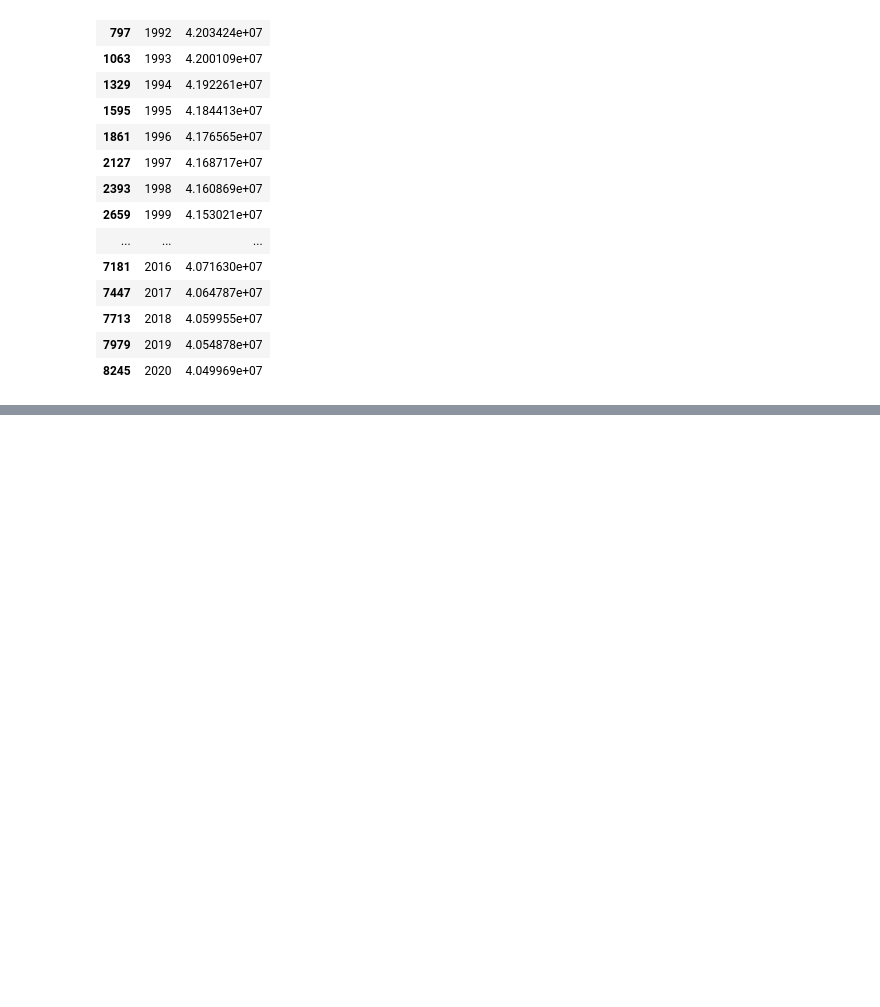
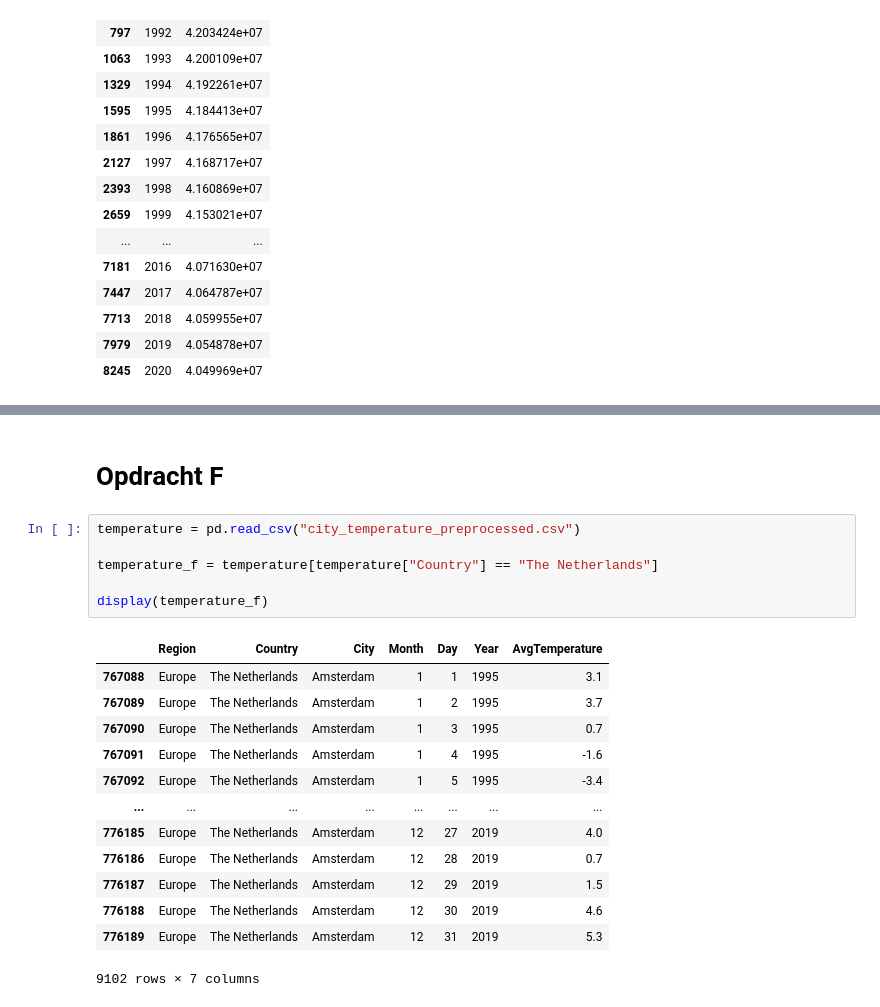
Before and after one commit to KaanAlhan2002/Visualisatie_Storytelling_Deel1_Groep26, a Jupyter notebook: eindopdracht.ipynb, the cells around one changed output, grey strips where cells are left out. Saved outputs shown, nothing was run; the diff lists cells and outputs as text; blank space fills up the shorter version.

```diff
--- a/eindopdracht.ipynb
+++ b/eindopdracht.ipynb
@@ -48,0 +176,22 @@ wereld[["year", "forest_area"]]
+# %% [markdown]
+# Opdracht F
+# %%
+temperature = pd.read_csv("city_temperature_preprocessed.csv")
+
+temperature_f = temperature[temperature["Country"] == "The Netherlands"]
+
+display(temperature_f)
+# %% [output]
+|  | Region | Country | City | Month | Day | Year | AvgTemperature |
+| 767088 | Europe | The Netherlands | Amsterdam | 1 | 1 | 1995 | 3.1 |
+| 767089 | Europe | The Netherlands | Amsterdam | 1 | 2 | 1995 | 3.7 |
+| 767090 | Europe | The Netherlands | Amsterdam | 1 | 3 | 1995 | 0.7 |
+| 767091 | Europe | The Netherlands | Amsterdam | 1 | 4 | 1995 | -1.6 |
+| 767092 | Europe | The Netherlands | Amsterdam | 1 | 5 | 1995 | -3.4 |
+| ... | ... | ... | ... | ... | ... | ... | ... |
+| 776185 | Europe | The Netherlands | Amsterdam | 12 | 27 | 2019 | 4.0 |
+| 776186 | Europe | The Netherlands | Amsterdam | 12 | 28 | 2019 | 0.7 |
+| 776187 | Europe | The Netherlands | Amsterdam | 12 | 29 | 2019 | 1.5 |
+| 776188 | Europe | The Netherlands | Amsterdam | 12 | 30 | 2019 | 4.6 |
+| 776189 | Europe | The Netherlands | Amsterdam | 12 | 31 | 2019 | 5.3 |
+9102 rows × 7 columns
```
Also changed, not shown: parts of 10 cells of this notebook.
